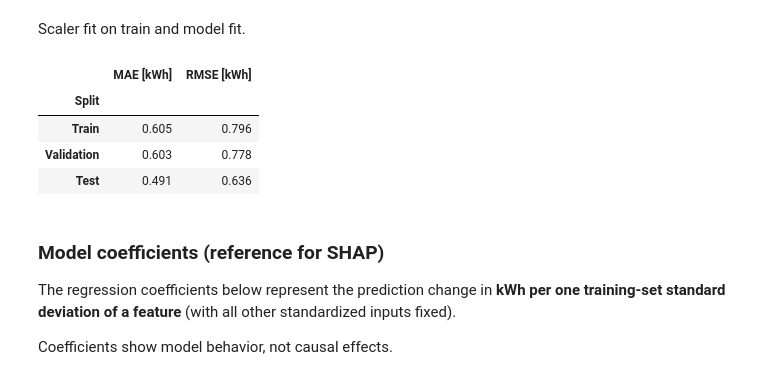
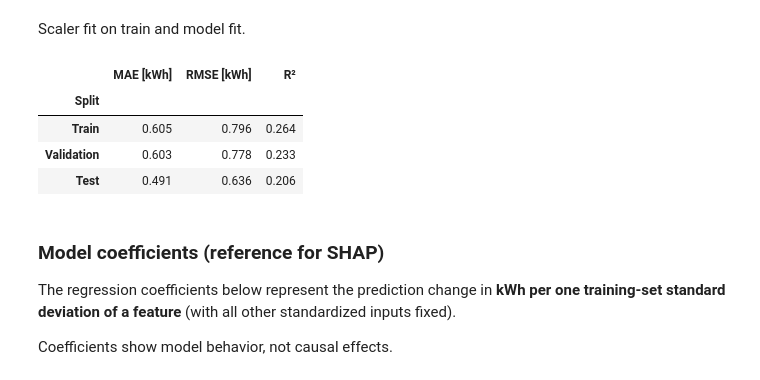
Before and after one commit to angiee99/Household-Power-Consumption-Prediction, a Jupyter notebook: model-explainability.ipynb, the cells around one changed output. Drawn from its saved outputs; the diff is of its cells as text; code cells hidden in the pictures.

Commit message:
Added R^2 to the model performance metrics

```diff
--- a/model-explainability.ipynb
+++ b/model-explainability.ipynb
@@ -132,31 +133,36 @@ Scaler fit on train and model fit.
 # %%
 scaler_main = StandardScaler().fit(train[FEATURES_MAIN])
 
 def scaled(frame):
     return pd.DataFrame(
         scaler_main.transform(frame[FEATURES_MAIN]),
         index=frame.index, columns=FEATURES_MAIN,
     )
 
 z_train_main, z_val_main, z_test_main = map(scaled, (train, val, test))
 y_train, y_val, y_test = (part[TARGET] for part in (train, val, test))
 
 model_main = LinearRegression().fit(z_train_main, y_train)
 pred_train_main = model_main.predict(z_train_main)
 pred_val_main = model_main.predict(z_val_main)
 pred_test_main = model_main.predict(z_test_main)
 
 performance = pd.DataFrame(
     [scores(y_train, pred_train_main), scores(y_val, pred_val_main), scores(y_test, pred_test_main)],
     index=pd.Index(["Train", "Validation", "Test"], name="Split"),
 )
+performance["R²"] = [
+    r2_score(y_train, pred_train_main),
+    r2_score(y_val, pred_val_main),
+    r2_score(y_test, pred_test_main),
+]
 display(performance.round(3))
 # %% [output]
-|  | MAE [kWh] | RMSE [kWh] |
-| Split |  |  |
-| Train | 0.605 | 0.796 |
-| Validation | 0.603 | 0.778 |
-| Test | 0.491 | 0.636 |
+|  | MAE [kWh] | RMSE [kWh] | R² |
+| Split |  |  |  |
+| Train | 0.605 | 0.796 | 0.264 |
+| Validation | 0.603 | 0.778 | 0.233 |
+| Test | 0.491 | 0.636 | 0.206 |
 # %% [markdown]
 ### Model coefficients (reference for SHAP)
 
```
Also changed, not shown: parts of 2 cells of this notebook.
